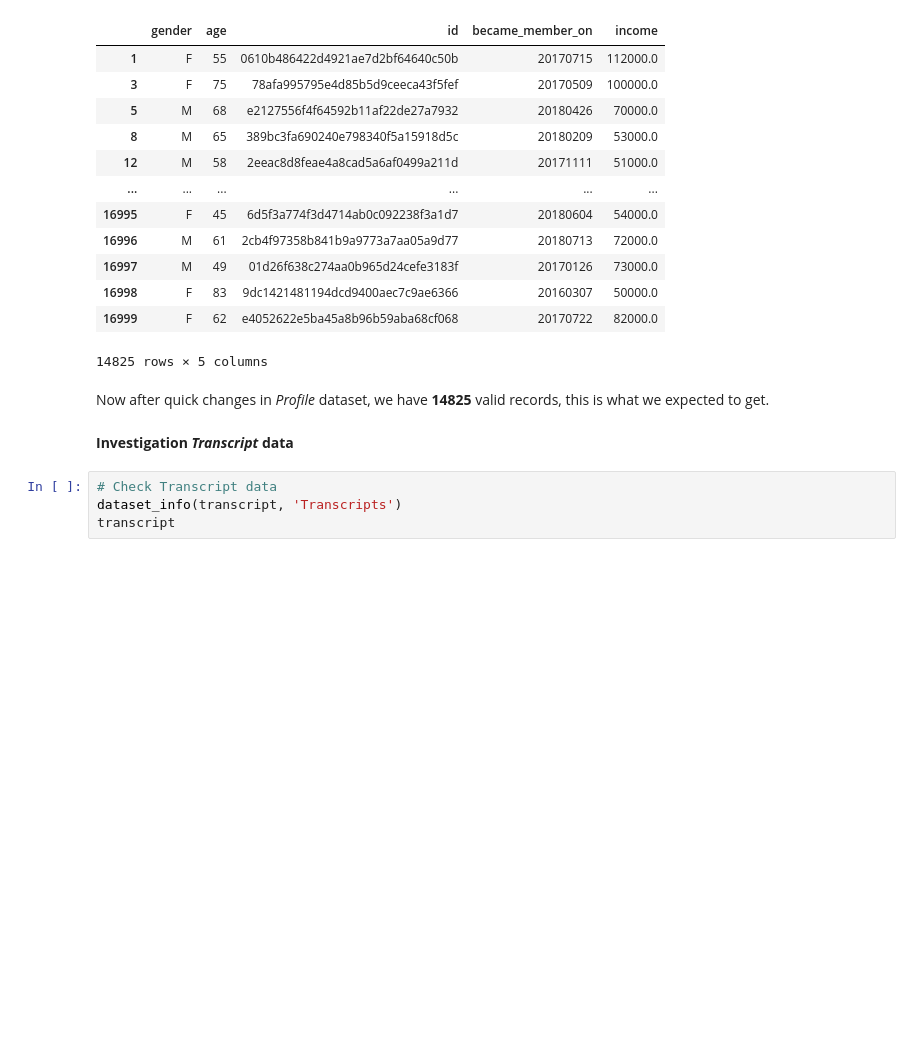
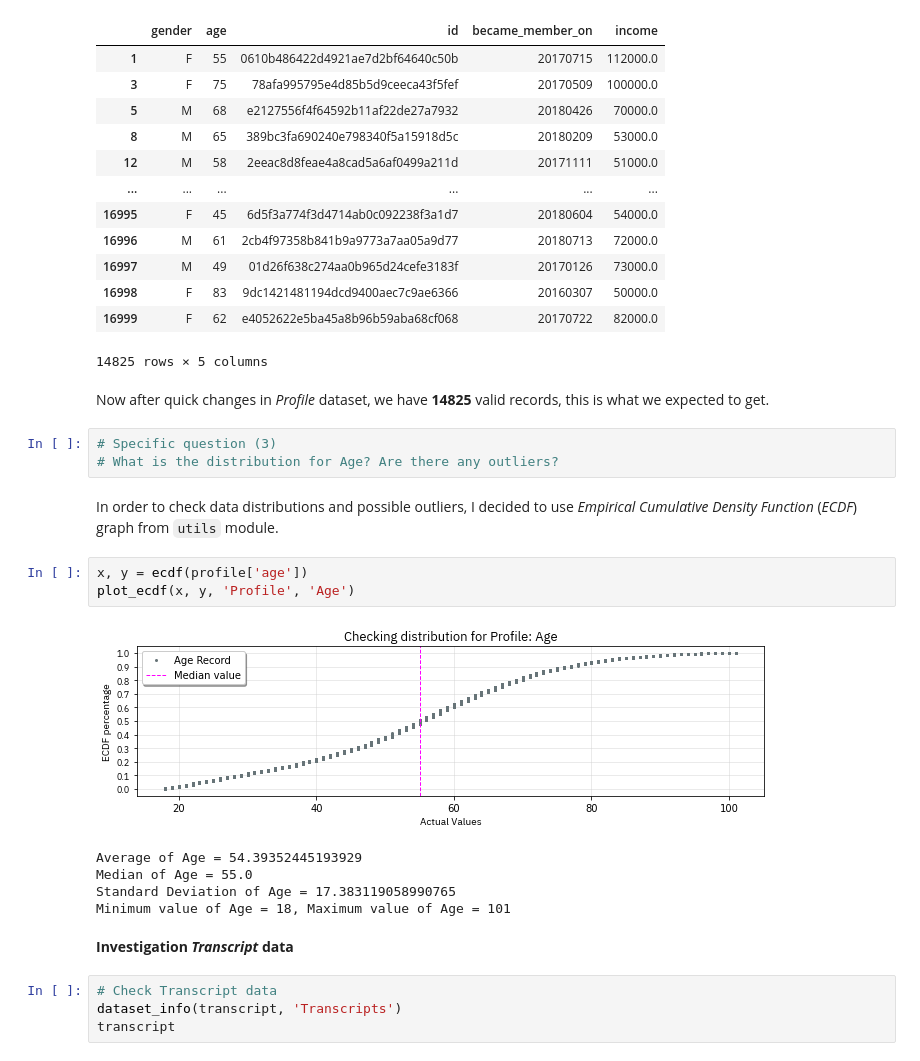
Before and after one commit to vb100/Starbucks-Capstone-Project, a Jupyter notebook: Starbucks_Capstone_notebook.ipynb, the cells around one changed output. Saved outputs shown, nothing was run; the diff lists cells and outputs as text; blank space fills up the shorter version.

Commit message:
Update Notebook with ECDF

```diff
--- a/Starbucks_Capstone_notebook.ipynb
+++ b/Starbucks_Capstone_notebook.ipynb
@@ -223,6 +224,20 @@ profile
 14825 rows × 5 columns
 # %% [markdown]
 <p>Now after quick changes in <i>Profile</i> dataset, we have <b>14825</b> valid records, this is what we expected to get.</p>
+# %%
+# Specific question (3)
+# What is the distribution for Age? Are there any outliers?
+# %% [markdown]
+<p>In order to check data distributions and possible outliers, I decided to use <i>Empirical Cumulative Density Function</i> (<i>ECDF</i>) graph from <code>utils</code> module.</p>
+# %%
+x, y = ecdf(profile['age'])
+plot_ecdf(x, y, 'Profile', 'Age')
+# %% [output]
+[figure, added]
+Average of Age = 54.39352445193929
+Median of Age = 55.0
+Standard Deviation of Age = 17.383119058990765
+Minimum value of Age = 18, Maximum value of Age = 101
 # %% [markdown]
 <b>Investigation <i>Transcript</i> data</b>
 # %%
```
Also changed, not shown: parts of 2 cells of this notebook, 1 other file.
